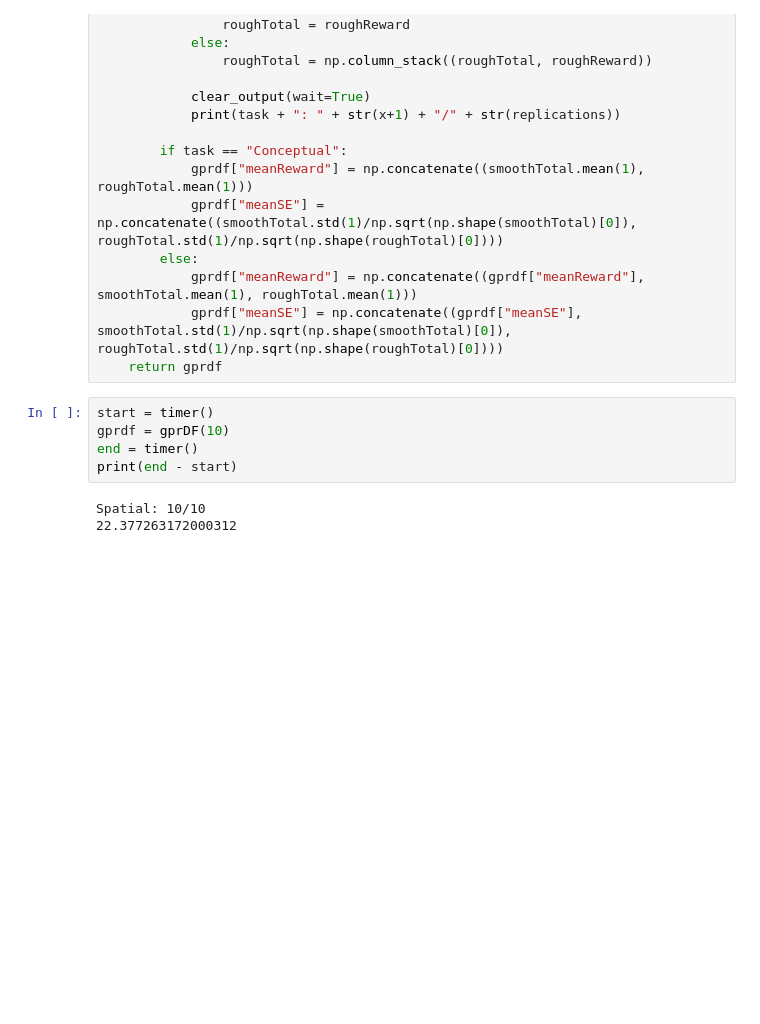
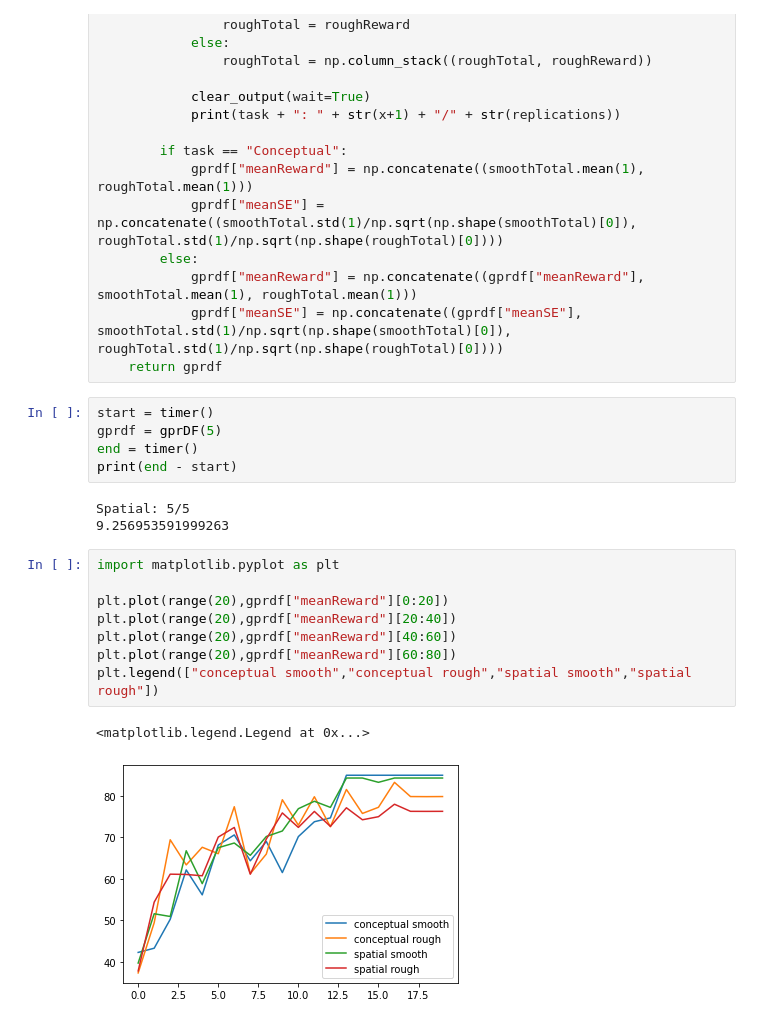
Before and after one commit to JaakkoKoli/Masters-thesis, a Jupyter notebook: simulation.ipynb, the cells around one changed output. Cells and saved outputs as stored; diff of their text form; blank space fills up the shorter version.

```diff
--- a/simulation.ipynb
+++ b/simulation.ipynb
@@ -103,9 +103,20 @@ def gprDF(replications=100):
     return gprdf
 # %%
 start = timer()
-gprdf = gprDF(10)
+gprdf = gprDF(5)
 end = timer()
 print(end - start)
 # %% [output]
-Spatial: 10/10
-22.377263172000312
+Spatial: 5/5
+9.256953591999263
+# %%
+import matplotlib.pyplot as plt
+
+plt.plot(range(20),gprdf["meanReward"][0:20])
+plt.plot(range(20),gprdf["meanReward"][20:40])
+plt.plot(range(20),gprdf["meanReward"][40:60])
+plt.plot(range(20),gprdf["meanReward"][60:80])
+plt.legend(["conceptual smooth","conceptual rough","spatial smooth","spatial rough"])
+# %% [output]
+<matplotlib.legend.Legend at 0x...>
+[figure, added]
```
Also changed, not shown: 21 other files.
